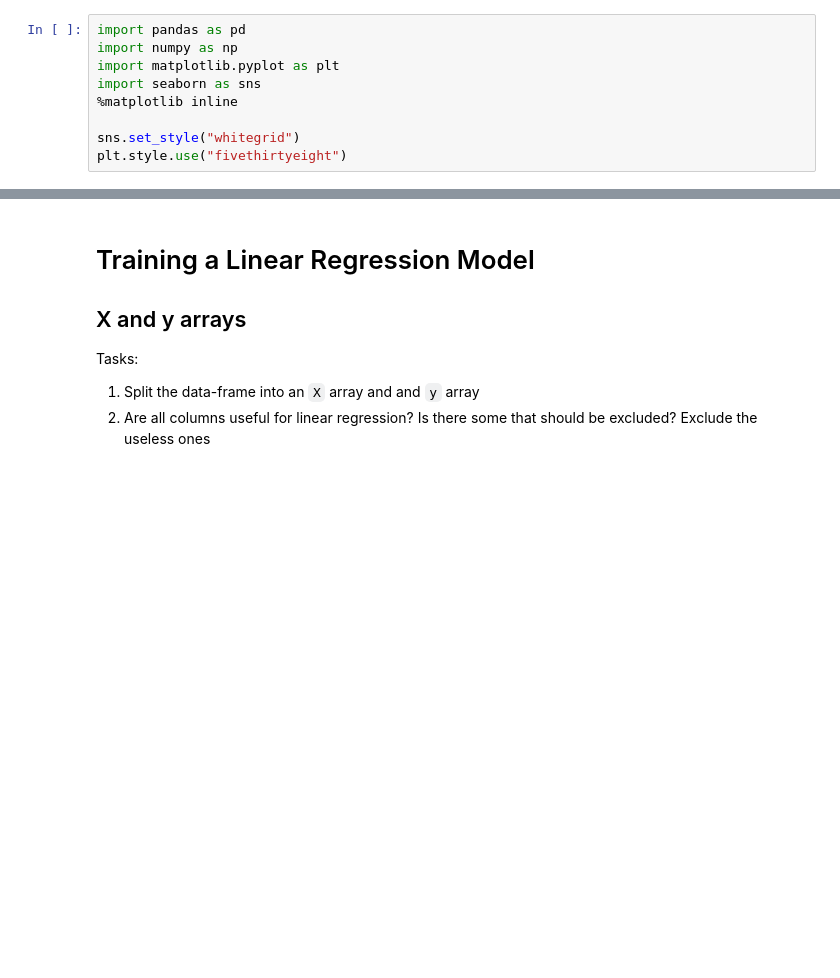
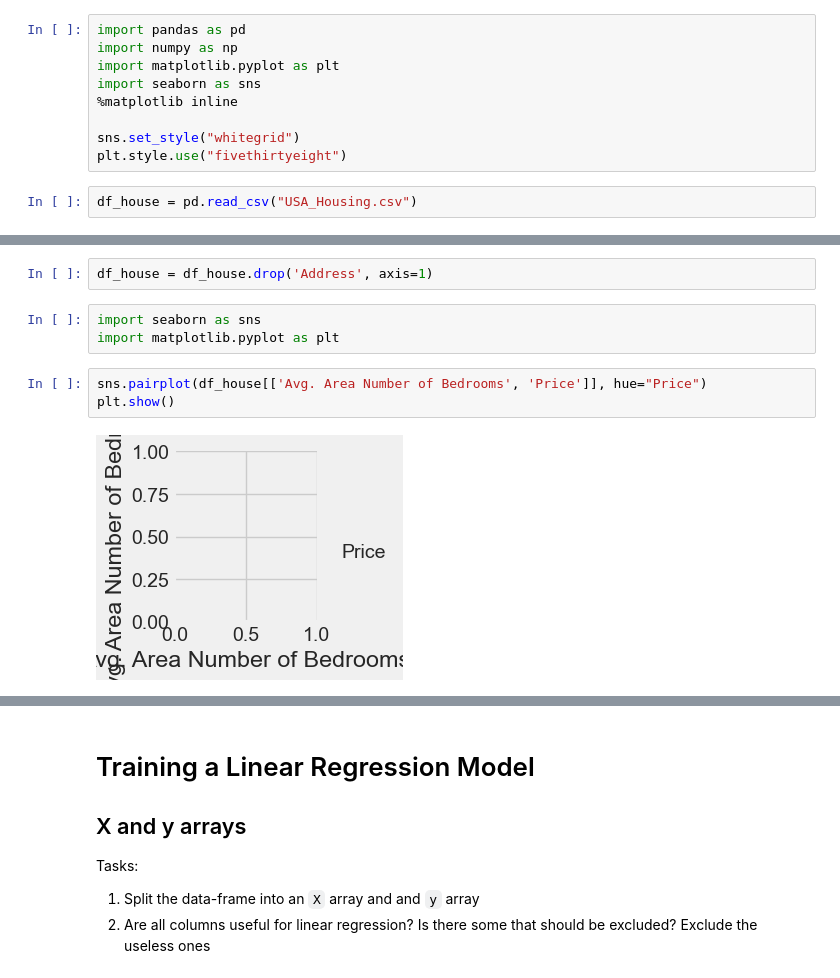
Before and after one commit to harrysinghdk/applied-ai, a Jupyter notebook: exercise 2/Linear-regression-house-price-prediction.ipynb, the cells around one changed output, grey strips where cells are left out. Drawn from its saved outputs; the diff is of its cells as text; blank space fills up the shorter version.

```diff
--- a/exercise 2/Linear-regression-house-price-prediction.ipynb
+++ b/exercise 2/Linear-regression-house-price-prediction.ipynb
@@ -21,6 +21,8 @@ import seaborn as sns
 
 sns.set_style("whitegrid")
 plt.style.use("fivethirtyeight")
+# %%
+df_house = pd.read_csv("USA_Housing.csv")
 # %% [markdown]
 ## Explore the data a bit.
 ### List:
@@ -54,0 +114,10 @@ Answer questions:
+# %%
+df_house = df_house.drop('Address', axis=1)
+# %%
+import seaborn as sns
+import matplotlib.pyplot as plt
+# %%
+sns.pairplot(df_house[['Avg. Area Number of Bedrooms', 'Price']], hue="Price")
+plt.show()
+# %% [output]
+[figure, added]
```
Also changed, not shown: parts of 28 cells of this notebook.
